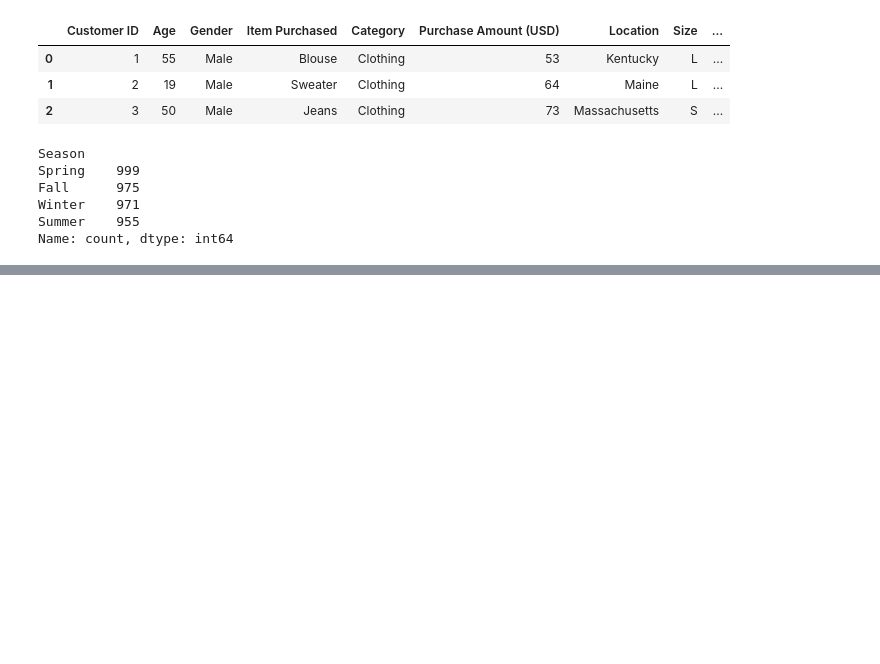
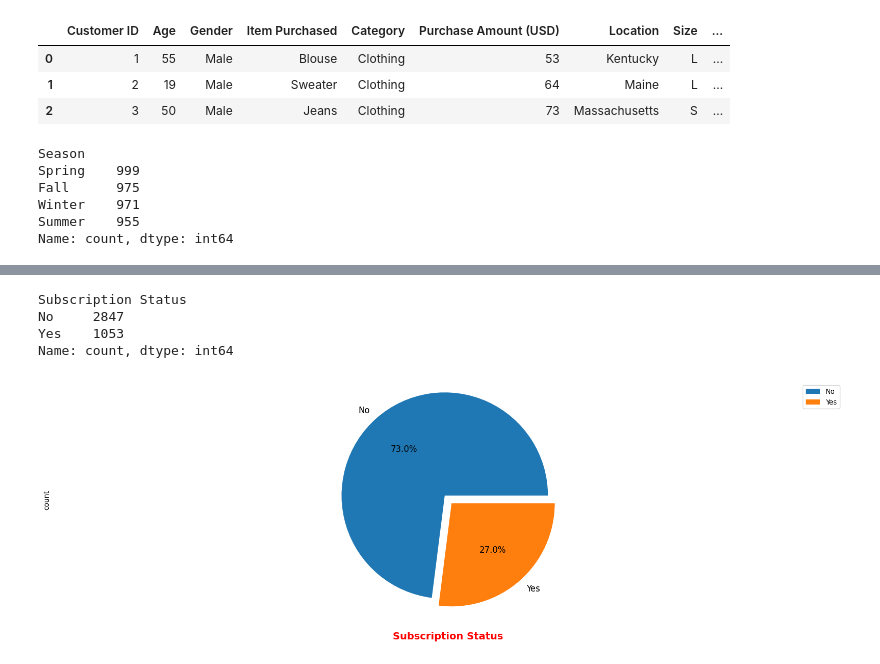
Before and after one commit to veliulugut/customer_shopping_trends, a Jupyter notebook: data.ipynb, the cells around one changed output, grey strips where cells are left out. Saved outputs shown, nothing was run; the diff lists cells and outputs as text; code cells hidden in the pictures; blank space fills up the shorter version.

```diff
--- a/data.ipynb
+++ b/data.ipynb
@@ -298,0 +333,22 @@ plt.show()
+# %%
+sales['Subscription Status'].value_counts()
+# %% [output]
+Subscription Status
+No     2847
+Yes    1053
+Name: count, dtype: int64
+# %%
+plt.figure(figsize=(20,6))
+
+counts = sales["Subscription Status"].value_counts()
+explode = (0, 0.1)
+colors = ["blue","purple"]
+
+counts.plot(kind = 'pie', fontsize = 12,explode = explode, autopct = '%1.1f%%')
+
+plt.xlabel('Subscription Status', weight = "bold", color = "red", fontsize = 14, labelpad = 20)
+plt.axis('equal')
+plt.legend(labels = counts.index, loc = "best")
+plt.show()
+# %% [output]
+[figure, added]
```
Also changed, not shown: parts of 10 cells of this notebook.
